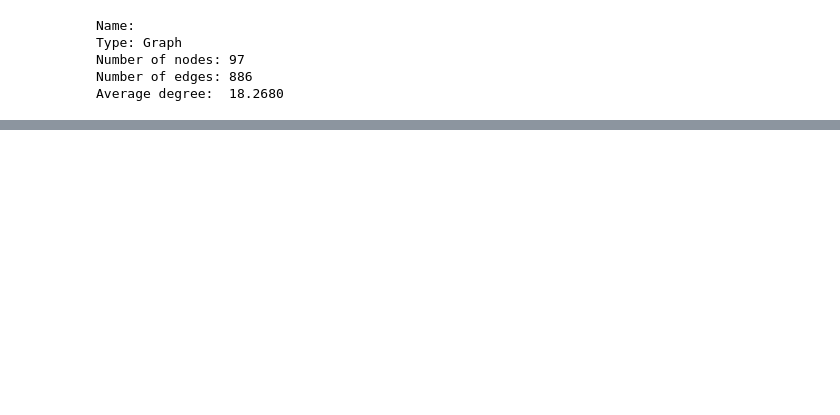
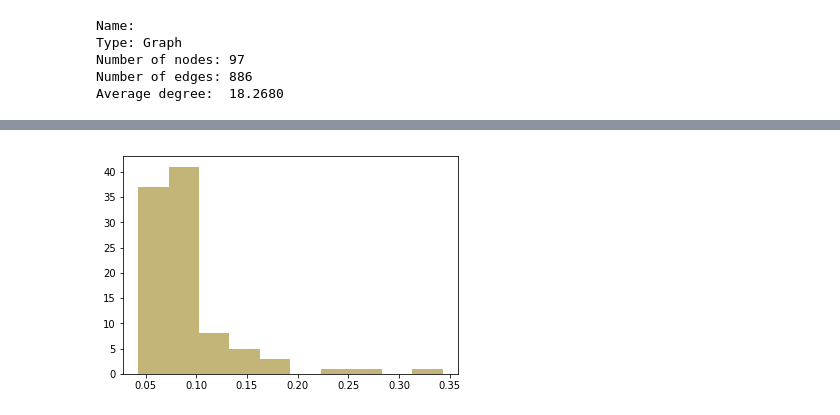
Before and after one commit to brynl/WesAndersonNetwork, a Jupyter notebook: WesAnderson.ipynb, the cells around one changed output, grey strips where cells are left out. Saved outputs shown, nothing was run; the diff lists cells and outputs as text; code cells hidden in the pictures; blank space fills up the shorter version.

```diff
--- a/WesAnderson.ipynb
+++ b/WesAnderson.ipynb
@@ -193,0 +203,7 @@ sorted(betCent, key=betCent.get, reverse=True)[:10]
+# %%
+eigen_cent = nx.eigenvector_centrality(H)
+plt.figure()
+plt.hist(list(eigen_cent.values()), color = Moonrise1_5.mpl_colors[3])
+plt.show()
+# %% [output]
+[figure, added]
```
Also changed, not shown: parts of 14 cells of this notebook.
